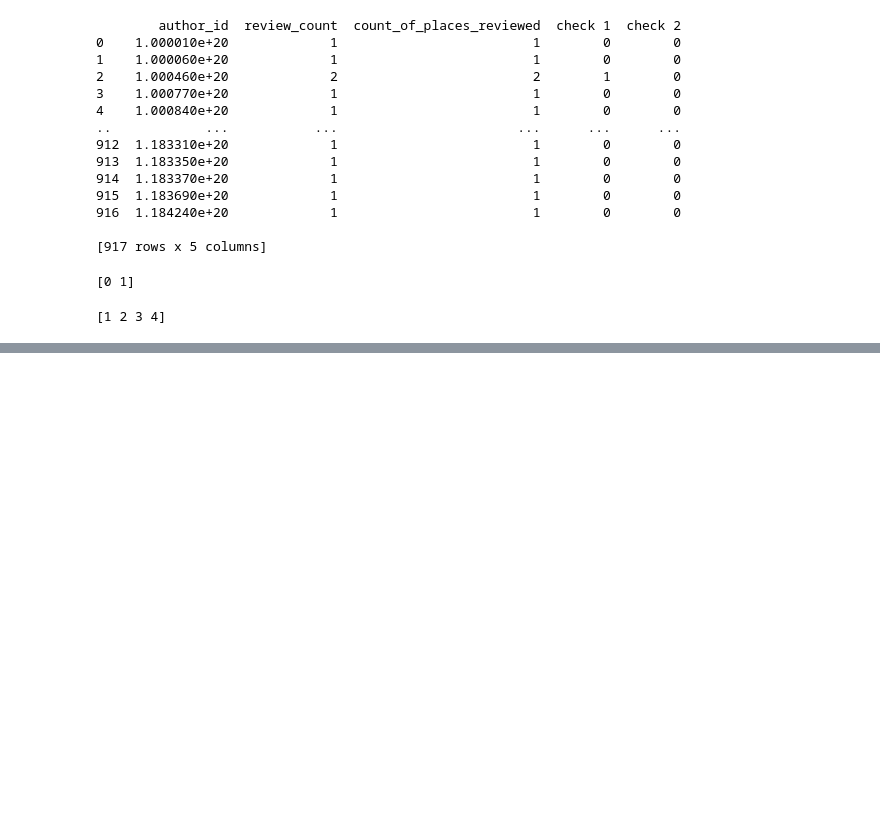
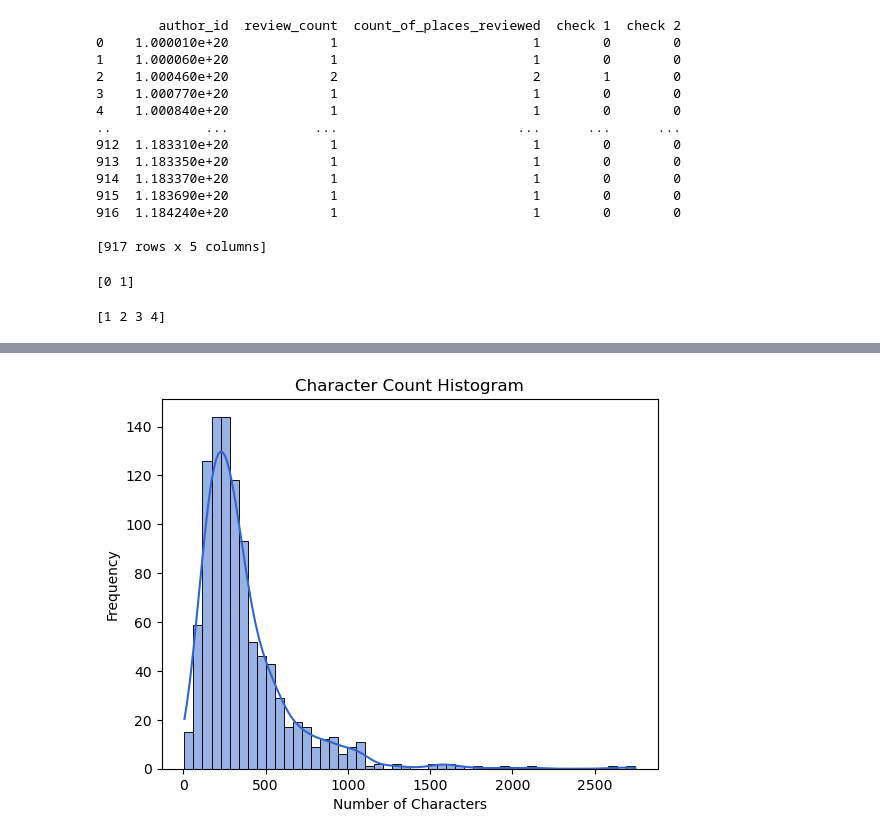
Before and after one commit to teresaq1/thesis_Capstone-project_Msc_FakeReviews, a Jupyter notebook: code_2.ipynb, the cells around one changed output, grey strips where cells are left out. Cells and saved outputs as stored; diff of their text form; code cells hidden in the pictures; blank space fills up the shorter version.

```diff
--- a/code_2.ipynb
+++ b/code_2.ipynb
@@ -773,9 +830,18 @@ df[['vadar compound']].describe()
 | 75% | 0.967825 |
 | max | 0.999300 |
 # %%
-#generate mean of sentiment_score by period
-dfg = df.groupby(['review_rating'])['vadar compound'].mean()
-#create a bar plot
+google_colors = ["#3366cc", "#dc3912", "#ff9900", "#109618", "#990099", "#0099c6", "#dd4477",
+                 "#66aa00", "#b82e2e", "#316395", "#994499", "#22aa99", "#aaaa11", "#6633cc",
+                 "#e67300", "#8b0707", "#651067", "#329262", "#5574a6", "#3b3eac"]
+
+# Set the color palette for Seaborn
+sns.set_palette(google_colors)
+
+# Generate mean of sentiment_score by period
+dfg = df.groupby('review_rating')['vadar compound'].mean()
+
+# Create a bar plot
 dfg.plot(kind='bar', title='Sentiment Score', ylabel='Mean Sentiment Score',
-         xlabel='Period', figsize=(6, 5))
+         xlabel='Rating', figsize=(6, 5))
+plt.show()
 # %% [output]
@@ -1217,11 +1142,0 @@ dataset2.head()
-# %%
-#review's length is additionally a significant pointer to
-#distinguish spam reviews. At the point when the feedback substance is excessively short, we
-#figure the commentator did not consider the item's experience truly
-
-dataset2['char_count'] = dataset2['char_count'].astype(int)
-
-dataset2['check 5'] = 0
-for index, row in dataset2.iterrows():
-    if row['char_count'] <100 :
-        dataset2.at[index, 'check 5'] = 1
@@ -1246,0 +1260,16 @@ KeyError: "['query', 'google_id', 'place_id', 'location_link', 'reviews_link', '
+# %%
+google_colors = ["#3366cc", "#dc3912", "#ff9900", "#109618", "#990099", "#0099c6", "#dd4477",
+                 "#66aa00", "#b82e2e", "#316395", "#994499", "#22aa99", "#aaaa11", "#6633cc",
+                 "#e67300", "#8b0707", "#651067", "#329262", "#5574a6", "#3b3eac"]
+
+# Set the color palette for Seaborn
+sns.set_palette(google_colors)
+
+# Create the histogram with Google's classic colors
+sns.histplot(data=dataset2, x='char_count', kde=True, bins=50)
+plt.title('Character Count Histogram')
+plt.xlabel('Number of Characters')
+plt.ylabel('Frequency')
+plt.show()
+# %% [output]
+[figure, added]
```
Also changed, not shown: parts of 44 cells of this notebook, 1 other file.
